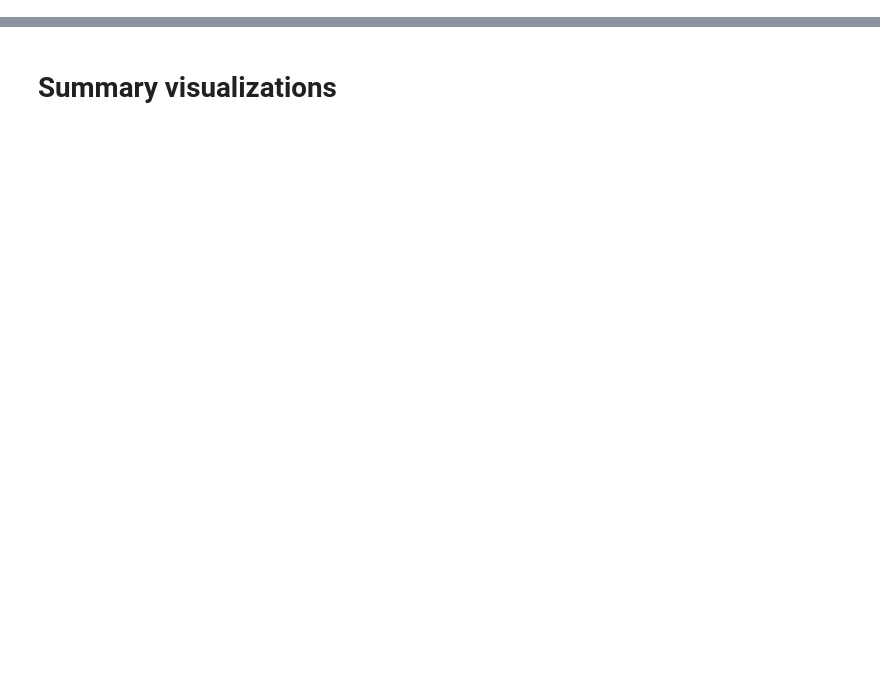
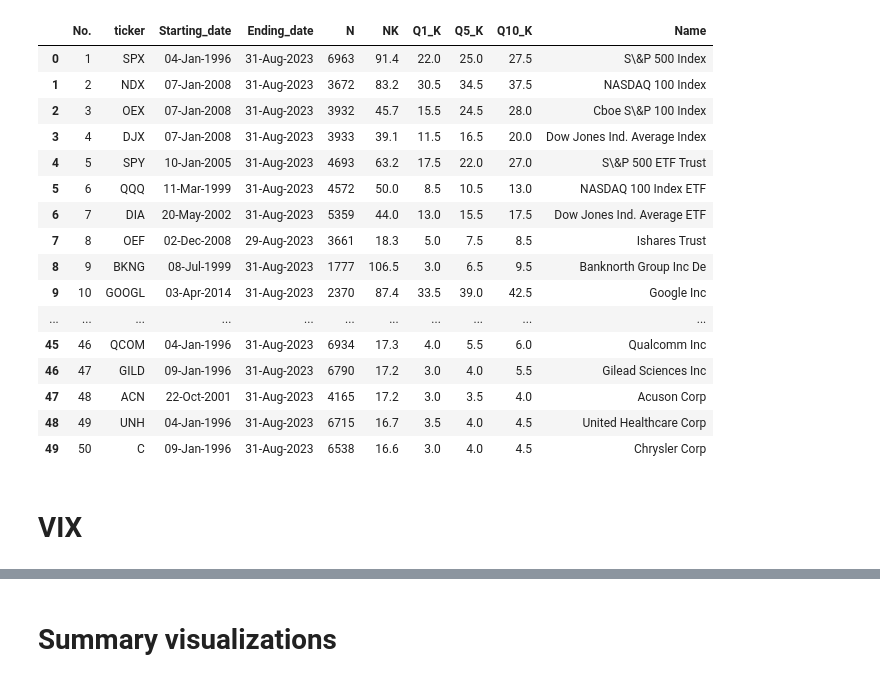
Before and after one commit to MadsHebsgaard/volpy, a Jupyter notebook: Code to produce results/Summary_and_visualizations.ipynb, the cells around one changed output, grey strips where cells are left out. Saved outputs shown, nothing was run; the diff lists cells and outputs as text; code cells hidden in the pictures; blank space fills up the shorter version.

```diff
--- a/Code to produce results/Summary_and_visualizations.ipynb
+++ b/Code to produce results/Summary_and_visualizations.ipynb
@@ -25,0 +60,29 @@ importlib.reload(vs)
+# %%
+importlib.reload(vtp)
+importlib.reload(table_lib)
+
+ticker_list = vp.Liquid_tickers
+name = "Liquid"
+scale = 0.6
+sum_df = vtp.concat_ticker_datasets(ticker_list, "sum1")
+table_lib.table_dataset_list_strike_count_pages(sum_df, name = name, width_scale=scale)
+# %% [output]
+|  | No. | ticker | Starting_date | Ending_date | N | NK | Q1_K | Q5_K | Q10_K | Name |
+| 0 | 1 | SPX | 04-Jan-1996 | 31-Aug-2023 | 6963 | 91.4 | 22.0 | 25.0 | 27.5 | S\&P 500 Index |
+| 1 | 2 | NDX | 07-Jan-2008 | 31-Aug-2023 | 3672 | 83.2 | 30.5 | 34.5 | 37.5 | NASDAQ 100 Index |
+| 2 | 3 | OEX | 07-Jan-2008 | 31-Aug-2023 | 3932 | 45.7 | 15.5 | 24.5 | 28.0 | Cboe S\&P 100 Index |
+| 3 | 4 | DJX | 07-Jan-2008 | 31-Aug-2023 | 3933 | 39.1 | 11.5 | 16.5 | 20.0 | Dow Jones Ind. Average Index |
+| 4 | 5 | SPY | 10-Jan-2005 | 31-Aug-2023 | 4693 | 63.2 | 17.5 | 22.0 | 27.0 | S\&P 500 ETF Trust |
+| 5 | 6 | QQQ | 11-Mar-1999 | 31-Aug-2023 | 4572 | 50.0 | 8.5 | 10.5 | 13.0 | NASDAQ 100 Index ETF |
+| 6 | 7 | DIA | 20-May-2002 | 31-Aug-2023 | 5359 | 44.0 | 13.0 | 15.5 | 17.5 | Dow Jones Ind. Average ETF |
+| 7 | 8 | OEF | 02-Dec-2008 | 29-Aug-2023 | 3661 | 18.3 | 5.0 | 7.5 | 8.5 | Ishares Trust |
+| 8 | 9 | BKNG | 08-Jul-1999 | 31-Aug-2023 | 1777 | 106.5 | 3.0 | 6.5 | 9.5 | Banknorth Group Inc De |
+| 9 | 10 | GOOGL | 03-Apr-2014 | 31-Aug-2023 | 2370 | 87.4 | 33.5 | 39.0 | 42.5 | Google Inc |
+| ... | ... | ... | ... | ... | ... | ... | ... | ... | ... | ... |
+| 45 | 46 | QCOM | 04-Jan-1996 | 31-Aug-2023 | 6934 | 17.3 | 4.0 | 5.5 | 6.0 | Qualcomm Inc |
+| 46 | 47 | GILD | 09-Jan-1996 | 31-Aug-2023 | 6790 | 17.2 | 3.0 | 4.0 | 5.5 | Gilead Sciences Inc |
+| 47 | 48 | ACN | 22-Oct-2001 | 31-Aug-2023 | 4165 | 17.2 | 3.0 | 3.5 | 4.0 | Acuson Corp |
+| 48 | 49 | UNH | 04-Jan-1996 | 31-Aug-2023 | 6715 | 16.7 | 3.5 | 4.0 | 4.5 | United Healthcare Corp |
+| 49 | 50 | C | 09-Jan-1996 | 31-Aug-2023 | 6538 | 16.6 | 3.0 | 4.0 | 4.5 | Chrysler Corp |
+# %% [markdown]
+# VIX
```
Also changed, not shown: parts of 28 cells of this notebook, 11 other files.
